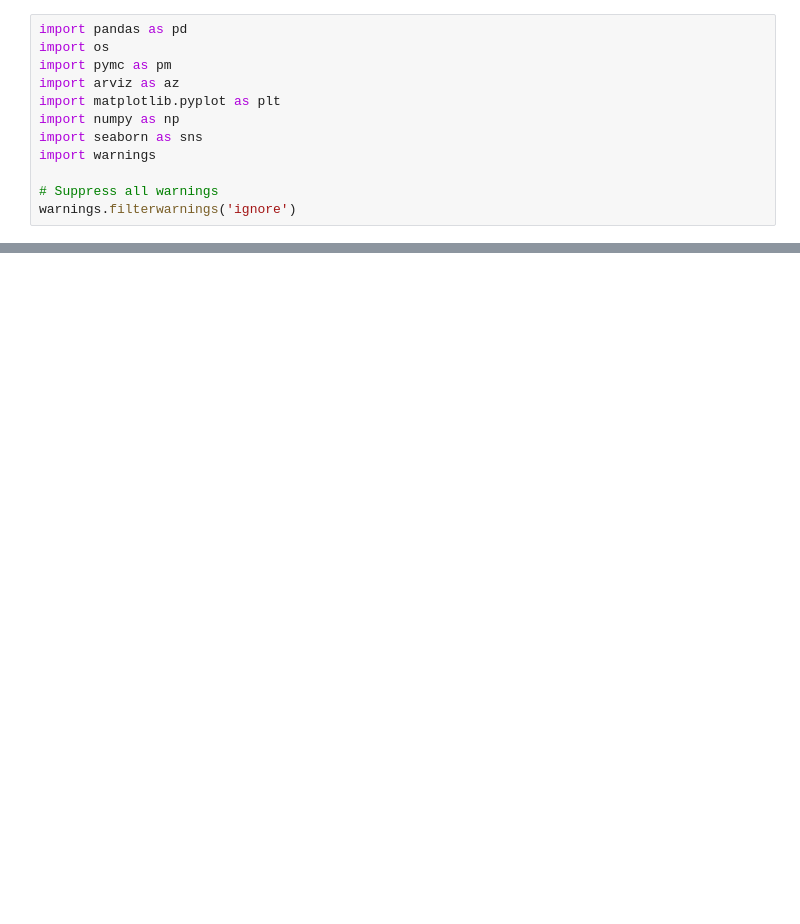
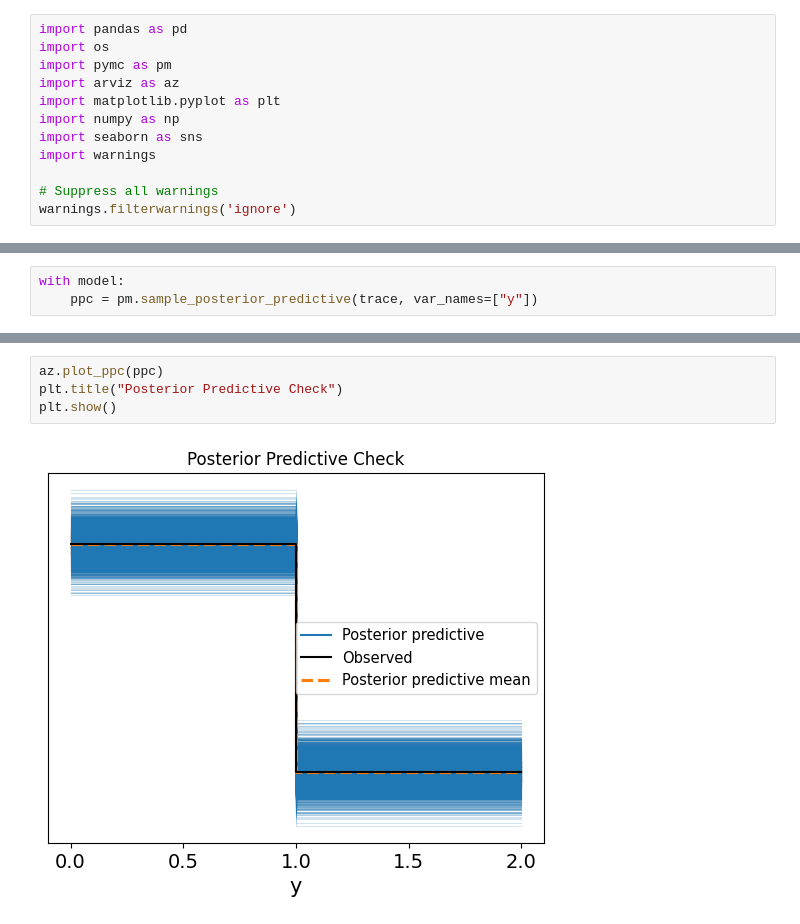
Before and after one commit to tommasosommaruga/Bayesian_proj, a Jupyter notebook: PROJ_GOOD/3_Regression_1.ipynb, the cells around one changed output, grey strips where cells are left out. Drawn from its saved outputs; the diff is of its cells as text; blank space fills up the shorter version.

```diff
--- a/PROJ_GOOD/3_Regression_1.ipynb
+++ b/PROJ_GOOD/3_Regression_1.ipynb
@@ -232,0 +201,3 @@ plt.show()
+# %%
+with model:
+    ppc = pm.sample_posterior_predictive(trace, var_names=["y"])
@@ -232,0 +207,6 @@ plt.show()
+# %%
+az.plot_ppc(ppc)
+plt.title("Posterior Predictive Check")
+plt.show()
+# %% [output]
+[figure, added]
```
Also changed, not shown: parts of 27 cells of this notebook, 6 other files.
